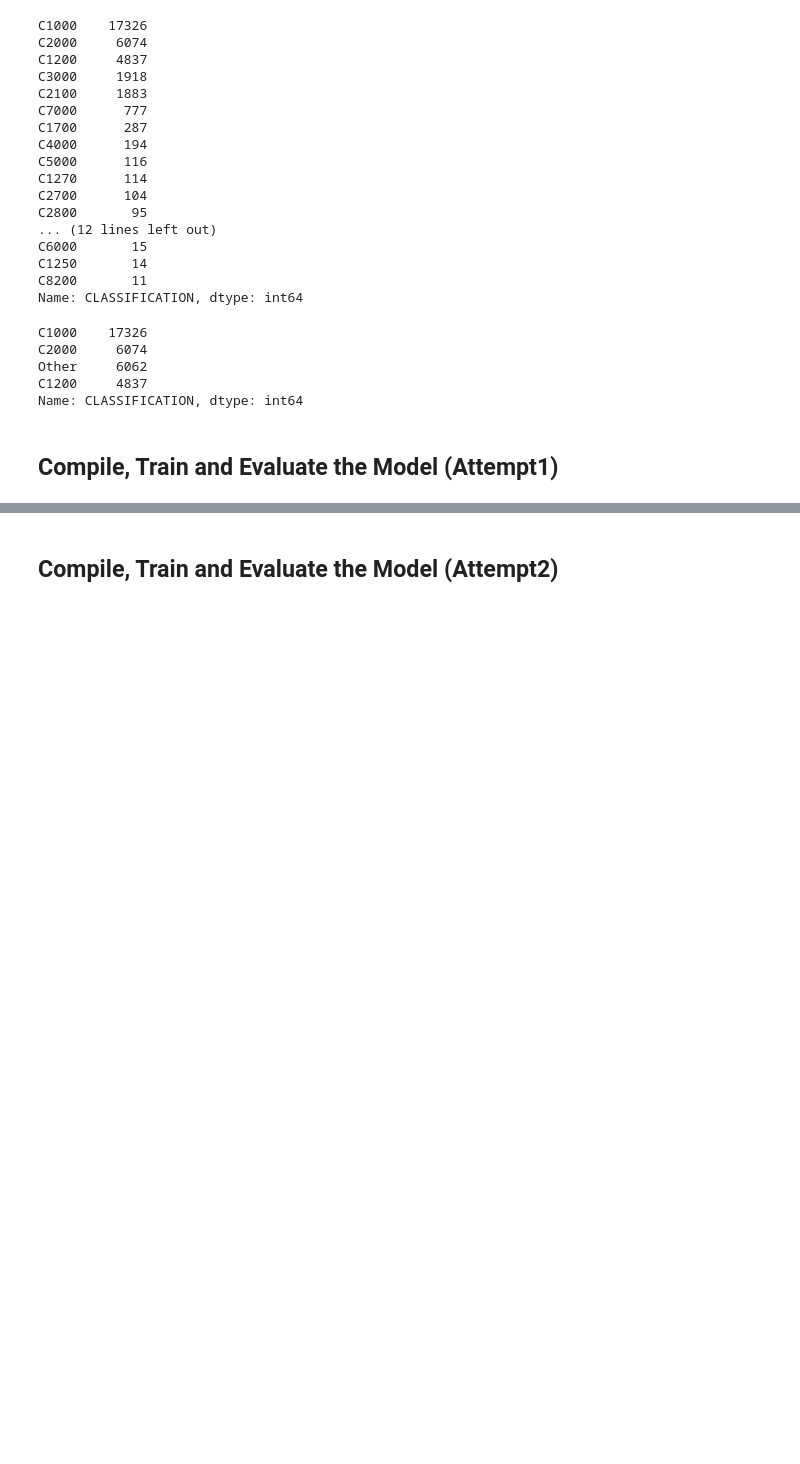
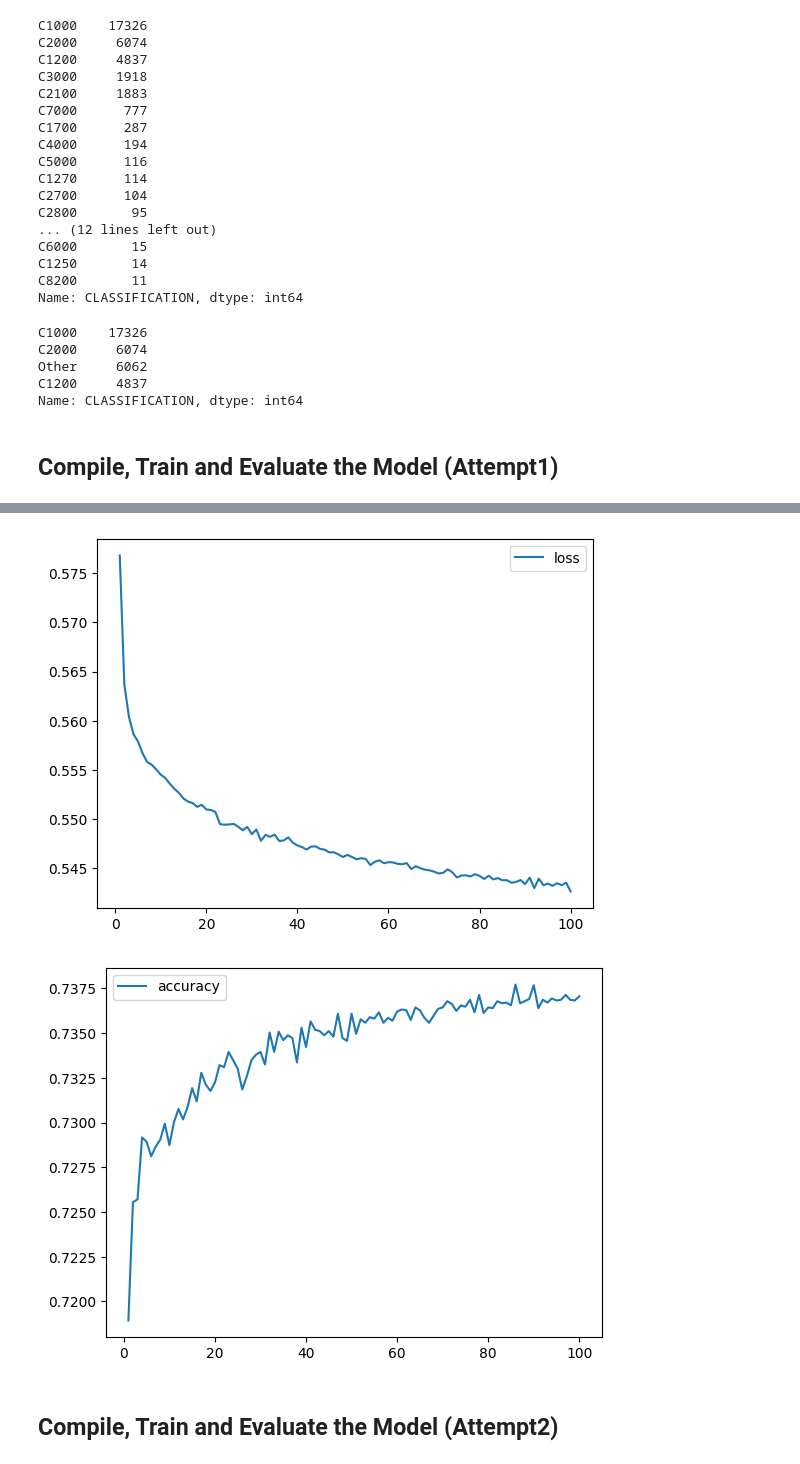
Before and after one commit to shriparna/deep-learning-challenge, a Jupyter notebook: DeepLearningModel/AlphabetSoupCharity_Optimization.ipynb, the cells around one changed output, grey strips where cells are left out. Saved outputs shown, nothing was run; the diff lists cells and outputs as text; code cells hidden in the pictures; blank space fills up the shorter version.

Commit message:
Completed upto Step 3: Optimize the Model and added plots

```diff
--- a/DeepLearningModel/AlphabetSoupCharity_Optimization.ipynb
+++ b/DeepLearningModel/AlphabetSoupCharity_Optimization.ipynb
@@ -167,7 +168,7 @@ nn1 = tf.keras.models.Sequential()
 nn1.add(tf.keras.layers.Dense(units=80, activation='relu', input_dim=no_of_features))
 
 # Second hidden layer
-nn1.add(tf.keras.layers.Dense(units=30, activation='relu'))
+nn1.add(tf.keras.layers.Dense(units=40, activation='relu'))
 
 # Output layer
 nn1.add(tf.keras.layers.Dense(units=1, activation='sigmoid'))
@@ -195,6 +196,6 @@ _________________________________________________________________
 nn1.compile(loss='binary_crossentropy', optimizer='adam', metrics=['accuracy'])
 # %%
 # Train the model
-fit_model = nn1.fit(X_train_scaled, y_train, epochs=100)
+fit_model1 = nn1.fit(X_train_scaled, y_train, epochs=100)
 # %% [output]
 Epoch 1/100
@@ -224,3 +225,20 @@ Loss: 0.566240668296814, Accuracy: 0.7269970774650574
+# %%
+# Create a DataFrame containing training history
+history_df = pd.DataFrame(fit_model1.history)
+
+# Increase the index by 1 to match the number of epochs
+history_df.index += 1
+
+# Plot the loss
+history_df.plot(y="loss")
+plt.show()
+
+# Plot the accuracy
+history_df.plot(y="accuracy")
+plt.show()
+# %% [output]
+[figure, added]
+[figure, added]
 # %% [markdown]
 ## Compile, Train and Evaluate the Model (Attempt2)
 # %%
```
Also changed, not shown: parts of 13 cells of this notebook, 4 other files.
